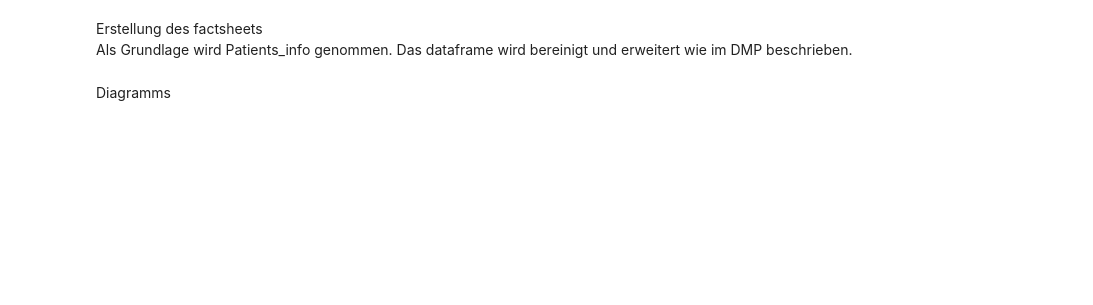
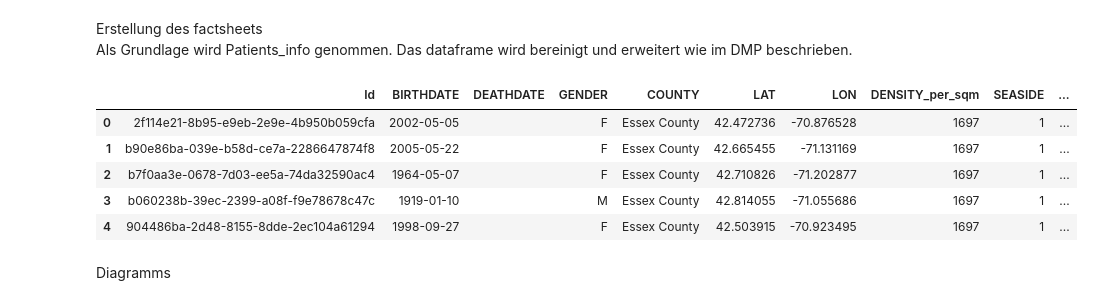
Before and after one commit to Fuenfgeld/DMA2024TeamA, a Jupyter notebook: 4_create_factsheet.ipynb, the cells around one changed output. Saved outputs shown, nothing was run; the diff lists cells and outputs as text; code cells hidden in the pictures; blank space fills up the shorter version.

```diff
--- a/4_create_factsheet.ipynb
+++ b/4_create_factsheet.ipynb
@@ -106,37 +189,43 @@ Als Grundlage wird Patients_info genommen. Das dataframe wird bereinigt und erwe
 df_fs = pd.read_sql_query("SELECT * FROM patients_INFO WHERE DEATHDATE >= '2020-01-01' OR DEATHDATE == ''", dwh_db)
 df_fs = df_fs.drop(['SSN', 'DRIVERS', 'PASSPORT', 'PREFIX',
        'FIRST', 'LAST', 'SUFFIX', 'MAIDEN', 'MARITAL', 'RACE', 'ETHNICITY',
-        'BIRTHPLACE', 'ADDRESS', 'CITY', 'STATE', 'ZIP',
-       'LAT', 'LON', 'HEALTHCARE_EXPENSES', 'HEALTHCARE_COVERAGE'], axis = 1)
+        'BIRTHPLACE', 'ADDRESS', 'CITY', 'STATE', 'ZIP', 'HEALTHCARE_EXPENSES', 'HEALTHCARE_COVERAGE'], axis = 1)
 df_county = pd.read_sql_query("SELECT COUNTY, DENSITY_per_sqm, SEASIDE FROM county_info", dwh_db)
 df_county['SEASIDE'] = np.where(df_county['SEASIDE'] == 'Yes', 1,0)
 df_covid = pd.read_sql_query("SELECT PATIENT, START AS stdt_covid, STOP AS endt_covid FROM conditions_info WHERE DESCRIPTION = 'COVID-19'", dwh_db)
 # merge county and conditons = Covid into fact sheet with patients
 df_fs = pd.merge(df_fs, df_county, left_on="COUNTY", right_on="COUNTY", how="inner")
 df_fs = pd.merge(df_fs, df_covid, left_on="Id", right_on="PATIENT", how="inner")
 df_fs = df_fs.drop(['PATIENT'], axis = 1)
 # Calculate age when Covid infections occured
 df_fs["BIRTHDATE"] = pd.to_datetime(df_fs["BIRTHDATE"])
 df_fs["stdt_covid"] = pd.to_datetime(df_fs["stdt_covid"])
 df_fs["AGE_Covid"] = df_fs.stdt_covid.dt.year - df_fs.BIRTHDATE.dt.year
 # merge tables for severity score
 df_fs = pd.merge(df_fs, df_dev_grp, left_on="Id", right_on="PATIENT", how="left")
 df_fs = pd.merge(df_fs, df_med_grp, left_on="Id", right_on="PATIENT", how="left")
 df_fs = pd.merge(df_fs, df_enc_grp, left_on="Id", right_on="PATIENT", how="left")
 df_fs = pd.merge(df_fs, df_cond_grp, left_on="Id", right_on="PATIENT", how="left")
 # Replace NaN with 0 in Score
 df_fs["inpatient"] = df_fs.inpatient.fillna(0)
 df_fs["Medications"] = df_fs.Medications.fillna(0)
 df_fs["Ventilation"] = df_fs.Ventilation.fillna(0)
 df_fs["Disorder"] = df_fs.Disorder.fillna(0)
 df_fs["Death"] = np.where(df_fs['DEATHDATE'] == "", 0 , 1)
 df_fs["SEVID"] = np.where(df_fs['inpatient'] == 0, 0, 1) + np.where(df_fs['Medications'] == 0, 0, 1) + np.where(df_fs['Ventilation'] == 0, 0, 1) + np.where(df_fs['Disorder'] == 0, 0, 1) # + np.where(df_fs['DEATHDATE'] == "", 0 , 1)
 # df_fs[df_fs['Death'] == 'Yes']
 # print(df_fs.shape)
 df_fs.head()
 # df_fs.info()
 # uncomment for general analysis
 # df_fs.describe()
+# %% [output]
+|  | Id | BIRTHDATE | DEATHDATE | GENDER | COUNTY | LAT | LON | DENSITY_per_sqm | SEASIDE | ... |
+| 0 | 2f114e21-8b95-e9eb-2e9e-4b950b059cfa | 2002-05-05 |  | F | Essex County | 42.472736 | -70.876528 | 1697 | 1 | ... |
+| 1 | b90e86ba-039e-b58d-ce7a-2286647874f8 | 2005-05-22 |  | F | Essex County | 42.665455 | -71.131169 | 1697 | 1 | ... |
+| 2 | b7f0aa3e-0678-7d03-ee5a-74da32590ac4 | 1964-05-07 |  | F | Essex County | 42.710826 | -71.202877 | 1697 | 1 | ... |
+| 3 | b060238b-39ec-2399-a08f-f9e78678c47c | 1919-01-10 |  | M | Essex County | 42.814055 | -71.055686 | 1697 | 1 | ... |
+| 4 | 904486ba-2d48-8155-8dde-2ec104a61294 | 1998-09-27 |  | F | Essex County | 42.503915 | -70.923495 | 1697 | 1 | ... |
 # %% [markdown]
 Diagramms
 # %%
```
Also changed, not shown: parts of 8 cells of this notebook.
